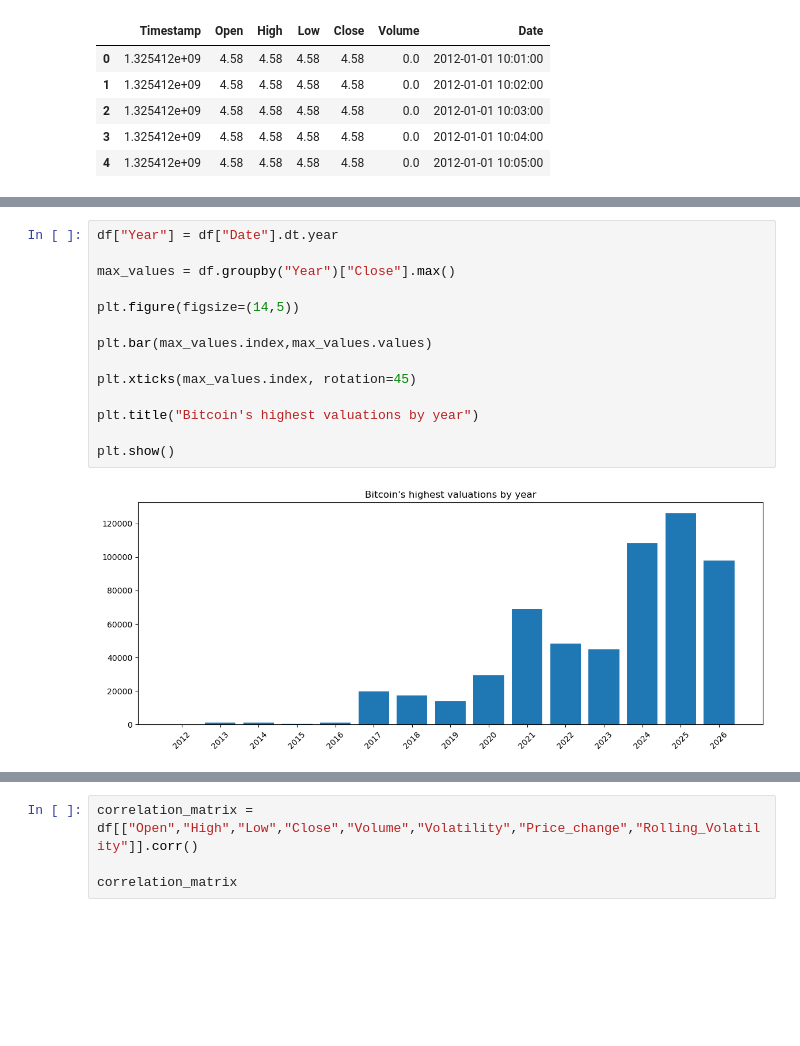
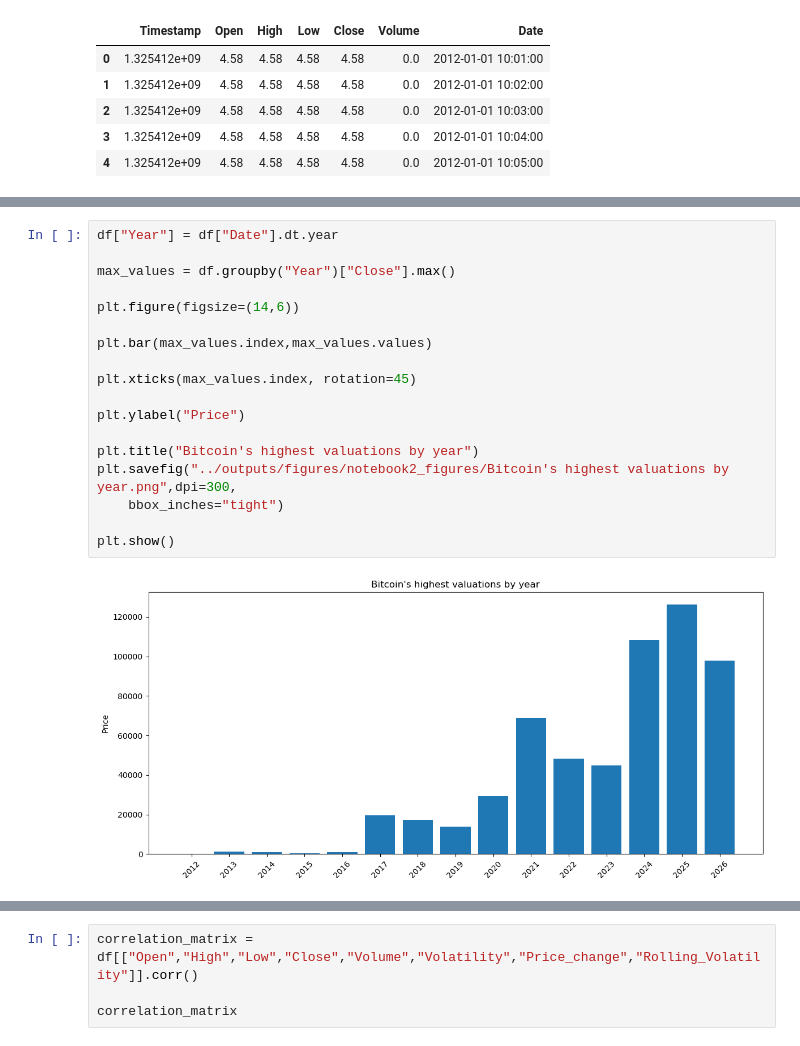
Before and after one commit to kayrasaribay/bitcoin-price-prediction-ML, a Jupyter notebook: notebooks/02_exploratory_data_analysis.ipynb.ipynb, the cells around one changed output, grey strips where cells are left out. Drawn from its saved outputs; the diff is of its cells as text; blank space fills up the shorter version.

```diff
--- a/notebooks/02_exploratory_data_analysis.ipynb.ipynb
+++ b/notebooks/02_exploratory_data_analysis.ipynb.ipynb
@@ -86,16 +107,20 @@ Most observations are concentrated in low-volume and low-volatility regions, whi
 # %%
 df["Year"] = df["Date"].dt.year
 
 max_values = df.groupby("Year")["Close"].max()
 
-plt.figure(figsize=(14,5))
+plt.figure(figsize=(14,6))
 
 plt.bar(max_values.index,max_values.values)
 
 plt.xticks(max_values.index, rotation=45)
 
+plt.ylabel("Price")
+
 plt.title("Bitcoin's highest valuations by year")
+plt.savefig("../outputs/figures/notebook2_figures/Bitcoin's highest valuations by year.png",dpi=300,
+    bbox_inches="tight")
 
 plt.show()
 # %% [output]
-[figure, old version]
+[figure, new version]
```
Also changed, not shown: parts of 37 cells of this notebook, 15 other files.
